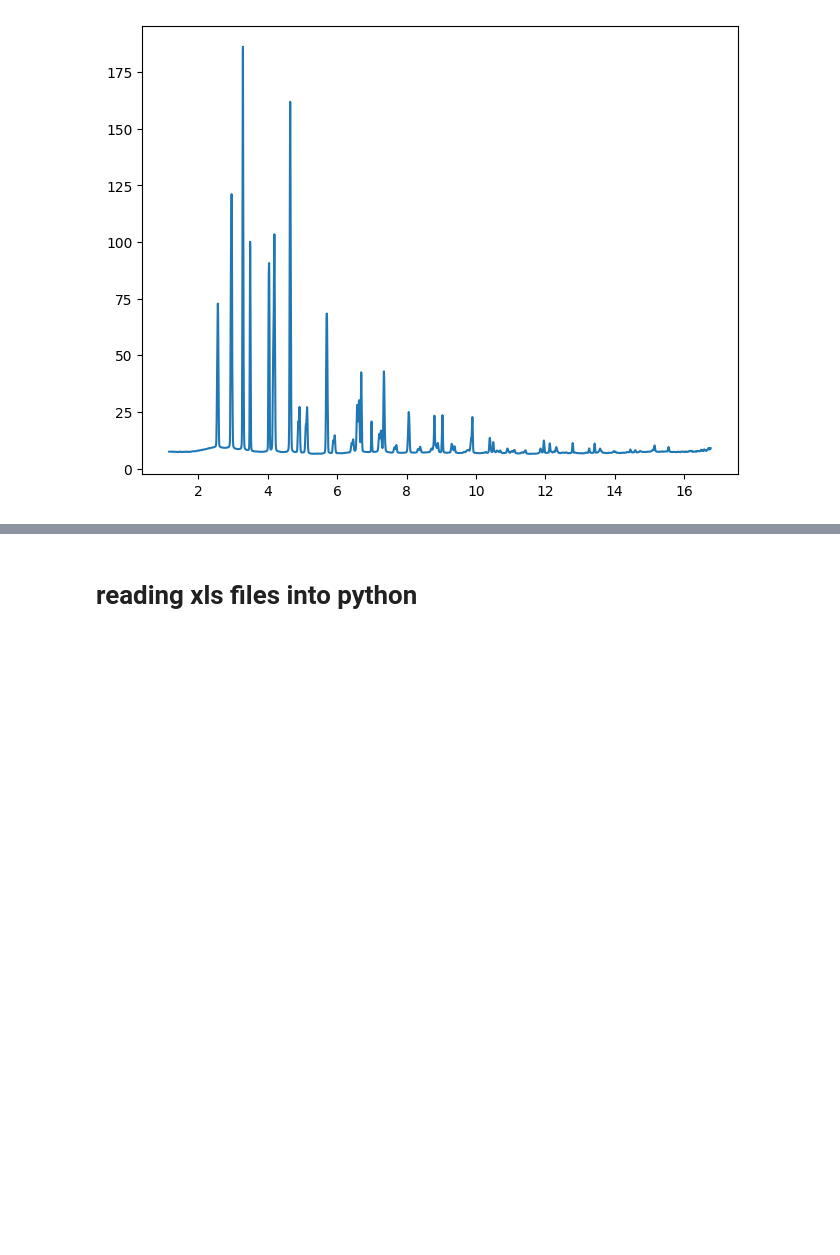
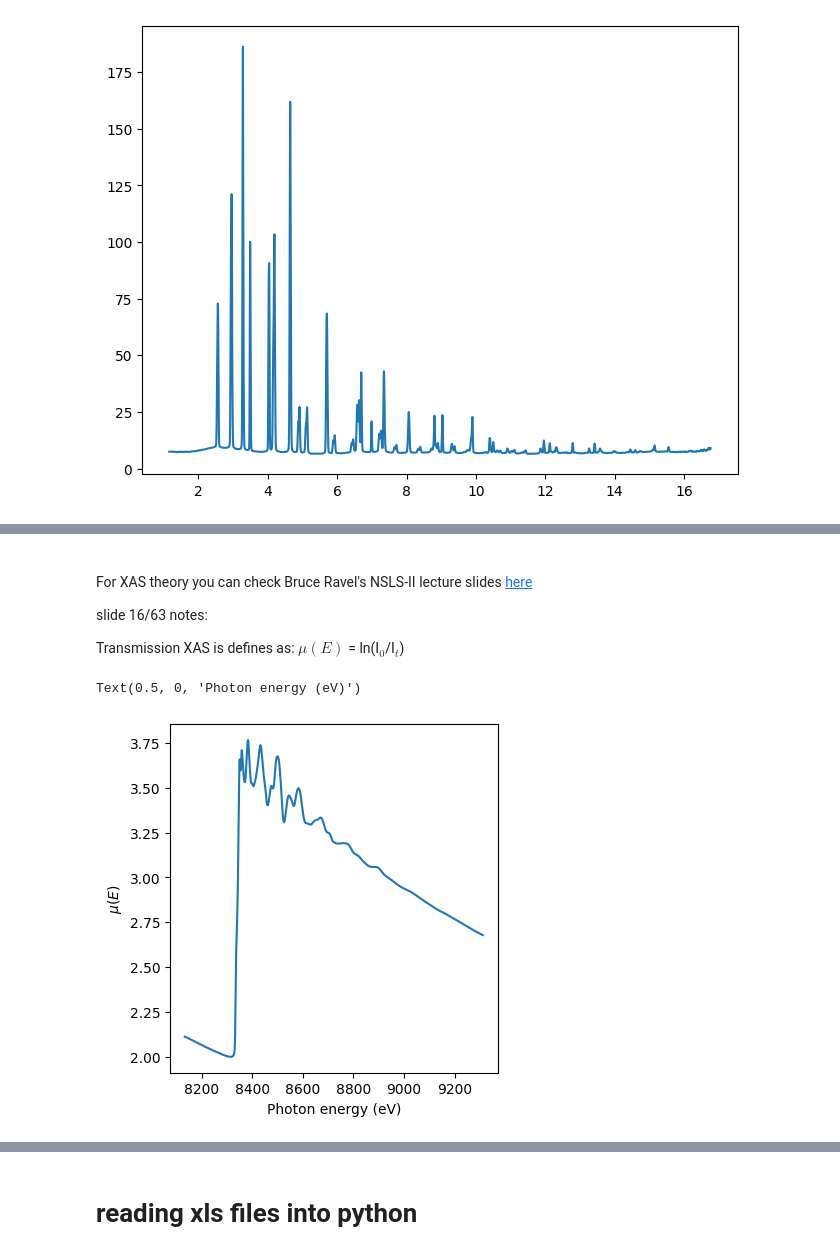
Before and after one commit to pmeshkov/pySULI, a Jupyter notebook: notebooks/000.read_research_data_into_python.ipynb, the cells around one changed output, grey strips where cells are left out. Saved outputs shown, nothing was run; the diff lists cells and outputs as text; code cells hidden in the pictures; blank space fills up the shorter version.

```diff
--- a/notebooks/000.read_research_data_into_python.ipynb
+++ b/notebooks/000.read_research_data_into_python.ipynb
@@ -141,0 +170,20 @@ plt.plot(data[0],data[1])
+# %% [markdown]
+\
+For XAS theory you can check Bruce Ravel's NSLS-II lecture slides [here](https://www.bnl.gov/nsls2/userguide/lectures/lecture-4-ravel.pdf)
+
+slide 16/63 notes:
+
+Transmission XAS is defines as:  $\mu(E)$ = ln(I$_0$/I$_t$)
+# %%
+# Therefore, we can easily plot mu(E) for reference channel as below:
+
+E, I0, It, Ir, If = np.loadtxt('Ni-foil-XAS-data-from-ISS-beamline.dat',unpack=True,usecols=[0,1,2,3,4])
+
+fig = plt.figure(figsize=(4,4))
+ax = fig.add_subplot(1,1,1)
+ax.plot(E,np.log(I0/Ir))
+ax.set_ylabel('$\mu(E)$')
+ax.set_xlabel('Photon energy (eV)')
+# %% [output]
+Text(0.5, 0, 'Photon energy (eV)')
+[figure, added]
```
Also changed, not shown: parts of 24 cells of this notebook, 5 other files.
